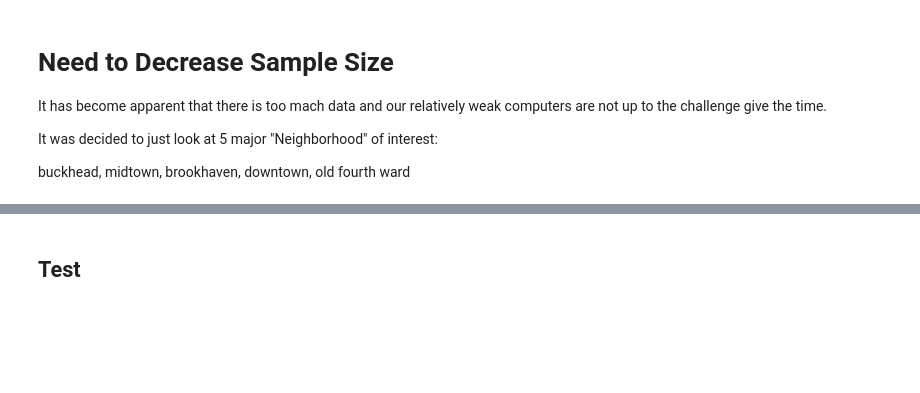
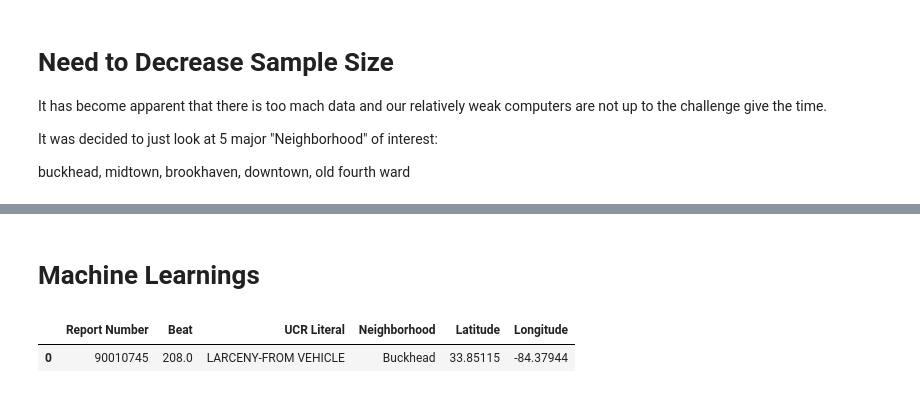
Before and after one commit to nahidfarzad8751/project_3, a Jupyter notebook: final_project_dcc/work_book_dcc.ipynb, the cells around one changed output, grey strips where cells are left out. Saved outputs shown, nothing was run; the diff lists cells and outputs as text; code cells hidden in the pictures; blank space fills up the shorter version.

```diff
--- a/final_project_dcc/work_book_dcc.ipynb
+++ b/final_project_dcc/work_book_dcc.ipynb
@@ -348,2 +202,0 @@ joblib.dump(grid, filename)
-# %% [markdown]
-## Test
@@ -352,0 +203,2 @@ Model.predict(X_test_scaled)
+# %% [markdown]
+# Machine Learnings
@@ -352,0 +207,18 @@ Model.predict(X_test_scaled)
+# %%
+df = df.drop(columns=['Apartment Office Prefix',
+                      'Report Date',
+                      'Occur Date',
+                      'Occur Time',
+                      'Possible Time',
+                      'Apartment Number',
+                      'Location',
+                      'Shift Occurence',
+                      'NPU',
+                      'Possible Date',
+                      'IBR Code',
+                      'Location Type',
+                     ])
+df.head(1)
+# %% [output]
+|  | Report Number | Beat | UCR Literal | Neighborhood | Latitude | Longitude |
+| 0 | 90010745 | 208.0 | LARCENY-FROM VEHICLE | Buckhead | 33.85115 | -84.37944 |
```
Also changed, not shown: parts of 27 cells of this notebook.
